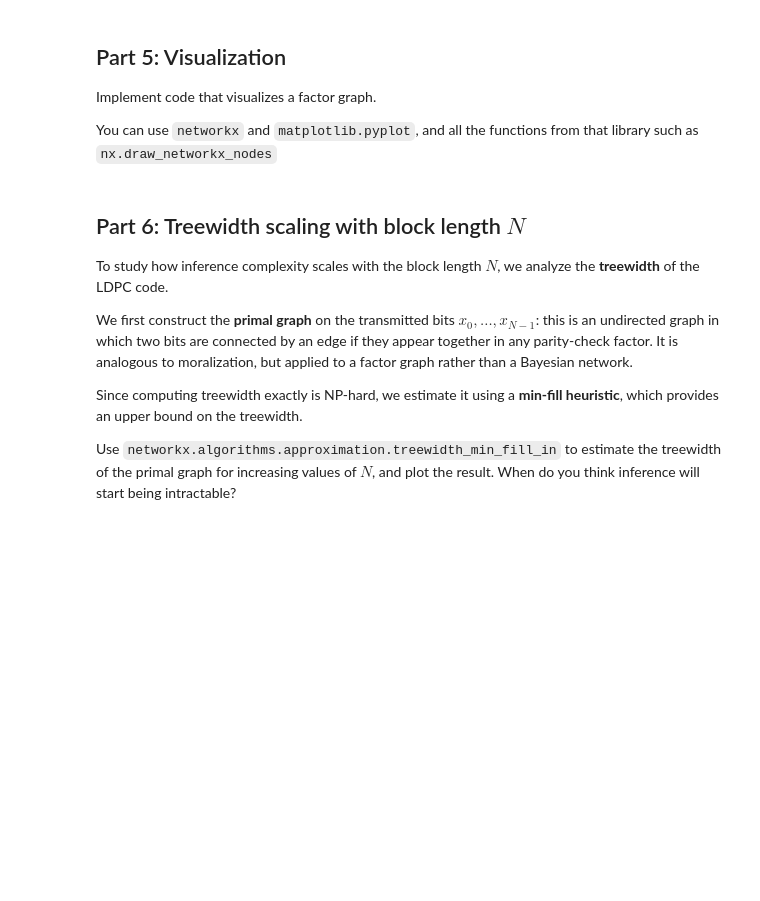
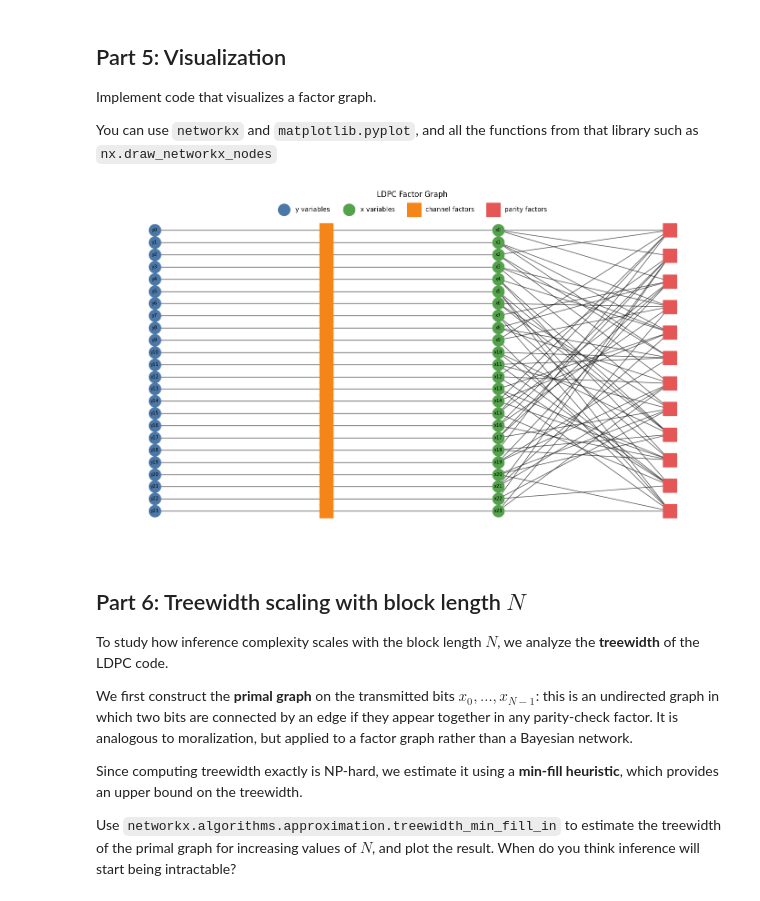
Before and after one commit to arnaurodondev/Graphical_models, a Jupyter notebook: P4_ LDPC representation (STUDENT VERSION).ipynb, the cells around one changed output. Cells and saved outputs as stored; diff of their text form; code cells hidden in the pictures; blank space fills up the shorter version.

```diff
--- a/P4_ LDPC representation (STUDENT VERSION).ipynb
+++ b/P4_ LDPC representation (STUDENT VERSION).ipynb
@@ -254,7 +254,7 @@ def make_parity_check_factor(var_names):
     """Return a DiscreteFactor enforcing even parity over var_names.
     """
     factor = DiscreteFactor(var_names, [2] * len(var_names), np.zeros(2 ** len(var_names)))
-    for i, combination in enumerate(itertools.product([0, 1], repeat=len(var_names))):
+    for combination in itertools.product([0, 1], repeat=len(var_names)):
         if sum(combination) % 2 == 0:
             factor.values[combination] = 1.0
     return factor
@@ -292,9 +292,10 @@ def make_bsc_channel_factor(x_var, y_var, f):
     Returns a DiscreteFactor over [x_var, y_var] with cardinalities [2,2].
     """
     factor = DiscreteFactor([x_var, y_var], [2, 2], np.zeros(4))
-    for i, (x, y) in enumerate(itertools.product([0, 1], repeat=2)):
+    for combination in itertools.product([0, 1], repeat=2):
+        x, y = combination
         if x == y:
-            factor.values[i] = 1 - f
+            factor.values[combination] = 1 - f
         else:
-            factor.values[i] = f
+            factor.values[combination] = f
     return factor
@@ -398,0 +569,11 @@ validate_ldpc_graph(G, H, 10000)
+# %%
+# Smoke test for graph construction + validation
+N = 24
+j = 3
+k = 6
+seed_H = 0
+f = 0.08
+
+H = generate_regular_ldpc_H(N=N, j=j, k=k, seed=seed_H)
+G = build_ldpc_factor_graph(H, f=f)
+validate_ldpc_graph(G, H=H, f=f, num_random_assignments=2000, seed=0)
@@ -405,23 +589,73 @@ You can use `networkx` and `matplotlib.pyplot`, and all the functions from that
 # %%
 import matplotlib.pyplot as plt
 import networkx as nx
 from pgmpy.models import FactorGraph
 
 def visualize_factor_graph(G: FactorGraph, max_nodes: int = 200):
     """Visualize an LDPC factor graph with a fixed column layout.
 
     Columns (left to right):
       y variables → channel factors → x variables → parity-check factors
     """
     Hnx = nx.Graph()
 
-    # TODO:
-    # visualize the graph
+    factors = list(G.get_factors())
+    factor_set = set(factors)
+    variable_nodes = [node for node in G.nodes() if node not in factor_set]
+
+    x_vars = sorted([v for v in variable_nodes if isinstance(v, str) and v.startswith("x")], key=lambda s: int(s[1:]))
+    y_vars = sorted([v for v in variable_nodes if isinstance(v, str) and v.startswith("y")], key=lambda s: int(s[1:]))
+
+    channel_factors = [fac for fac in factors if any(v.startswith("y") for v in fac.variables)]
+    parity_factors = [fac for fac in factors if all(v.startswith("x") for v in fac.variables)]
+
+    channel_factors = sorted(channel_factors, key=lambda fac: min(int(v[1:]) for v in fac.variables if v.startswith("x")))
+    parity_factors = sorted(parity_factors, key=lambda fac: min(int(v[1:]) for v in fac.variables))
+
+    all_nodes = y_vars + channel_factors + x_vars + parity_factors
+    if len(all_nodes) > max_nodes:
+        raise ValueError(f"Graph too large to visualize ({len(all_nodes)} > {max_nodes}).")
+
+    Hnx.add_nodes_from(all_nodes)
+    Hnx.add_edges_from(G.edges())
+
+    columns = [y_vars, channel_factors, x_vars, parity_factors]
+    x_coords = [0.0, 1.0, 2.0, 3.0]
+    pos = {}
+
+    for x_coord, nodes in zip(x_coords, columns):
+        n = len(nodes)
+        if n == 0:
+            continue
+        ys = np.linspace(1.0, -1.0, n)
+        for node, y in zip(nodes, ys):
+            pos[node] = (x_coord, float(y))
+
+    plt.figure(figsize=(14, 8))
+
+    nx.draw_networkx_nodes(Hnx, pos, nodelist=y_vars, node_color="#4c78a8", node_size=350, label="y variables")
+    nx.draw_networkx_nodes(Hnx, pos, nodelist=x_vars, node_color="#54a24b", node_size=350, label="x variables")
+    nx.draw_networkx_nodes(Hnx, pos, nodelist=channel_factors, node_color="#f58518", node_shape="s", node_size=450, label="channel factors")
+    nx.draw_networkx_nodes(Hnx, pos, nodelist=parity_factors, node_color="#e45756", node_shape="s", node_size=450, label="parity factors")
+
+    nx.draw_networkx_edges(Hnx, pos, width=1.0, alpha=0.7)
+
+    label_nodes = y_vars + x_vars
+    labels = {node: node for node in label_nodes}
+    nx.draw_networkx_labels(Hnx, pos, labels=labels, font_size=7)
+
+    plt.title("LDPC Factor Graph")
+    plt.axis("off")
+    plt.legend(loc="upper center", ncol=4, frameon=False)
+    plt.tight_layout()
+    plt.show()
 
 
 H = generate_regular_ldpc_H(N=24, j=3, k=6, seed=1)
 G = build_ldpc_factor_graph(H, f=0.8)
 visualize_factor_graph(G)
+# %% [output]
+[figure, added]
 # %% [markdown]
 ## Part 6: Treewidth scaling with block length $N$
 
```
Also changed, not shown: parts of 5 cells of this notebook.
